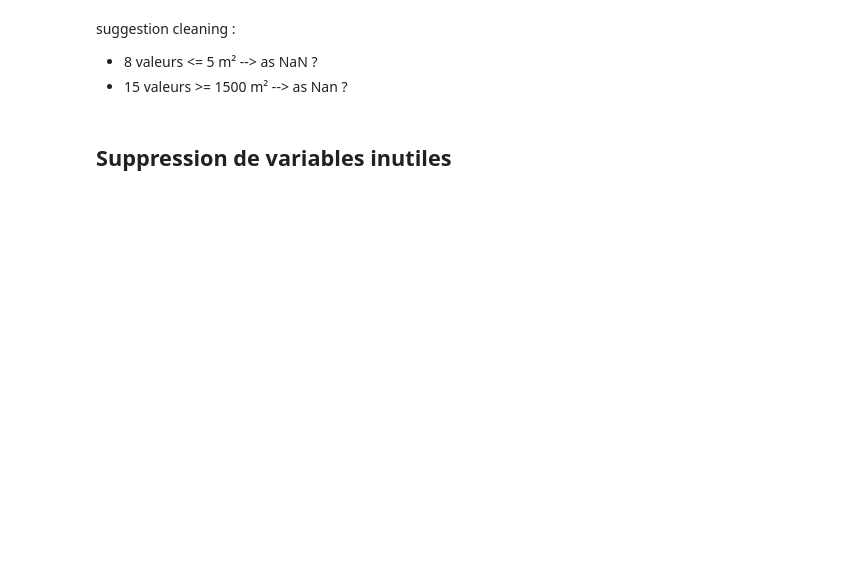
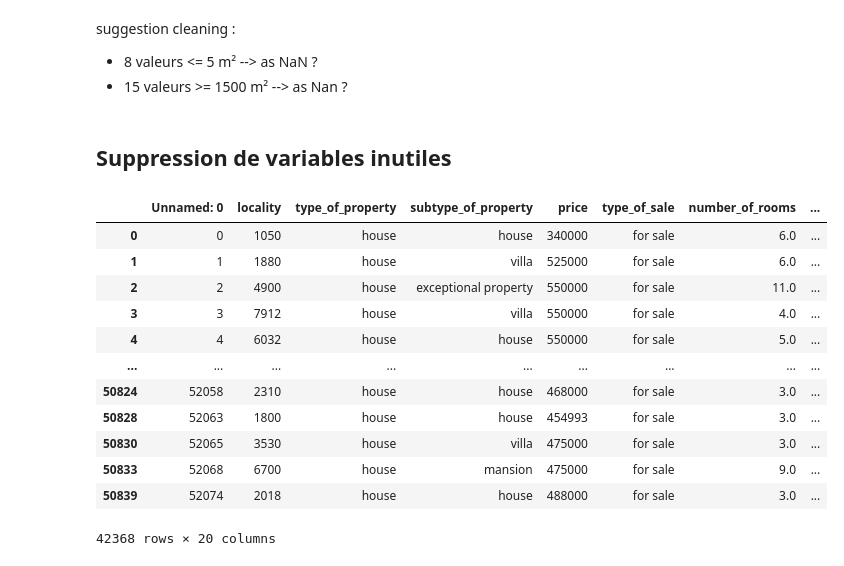
Before and after one commit to MDropsy/Challenge--Data-Analysis, a Jupyter notebook: A._Data_exploration_and_cleaning.ipynb, the cells around one changed output. Cells and saved outputs as stored; diff of their text form; code cells hidden in the pictures; blank space fills up the shorter version.

```diff
--- a/A._Data_exploration_and_cleaning_-Copy1.ipynb
+++ b/A._Data_exploration_and_cleaning.ipynb
@@ -277,6 +308,20 @@ suggestion cleaning :
 # %% [markdown]
 ## Suppression de variables inutiles
 # %%
-#df = df.drop(labels='type_of_sale', axis=1)
-#df = df.drop(labels='furnished', axis=1)
-#df = df.drop(labels='surface_of_the_plot_of_land', axis=1)
+immo_data.drop(labels='type_of_sale', axis=1)
+immo_data.drop(labels='furnished', axis=1)
+immo_data.drop(labels='surface_of_the_plot_of_land', axis=1)
+# %% [output]
+|  | Unnamed: 0 | locality | type_of_property | subtype_of_property | price | type_of_sale | number_of_rooms | ... |
+| 0 | 0 | 1050 | house | house | 340000 | for sale | 6.0 | ... |
+| 1 | 1 | 1880 | house | villa | 525000 | for sale | 6.0 | ... |
+| 2 | 2 | 4900 | house | exceptional property | 550000 | for sale | 11.0 | ... |
+| 3 | 3 | 7912 | house | villa | 550000 | for sale | 4.0 | ... |
+| 4 | 4 | 6032 | house | house | 550000 | for sale | 5.0 | ... |
+| ... | ... | ... | ... | ... | ... | ... | ... | ... |
+| 50824 | 52058 | 2310 | house | house | 468000 | for sale | 3.0 | ... |
+| 50828 | 52063 | 1800 | house | house | 454993 | for sale | 3.0 | ... |
+| 50830 | 52065 | 3530 | house | villa | 475000 | for sale | 3.0 | ... |
+| 50833 | 52068 | 6700 | house | mansion | 475000 | for sale | 9.0 | ... |
+| 50839 | 52074 | 2018 | house | house | 488000 | for sale | 3.0 | ... |
+42368 rows × 20 columns
```
Also changed, not shown: parts of 19 cells of this notebook, 2 other files.
